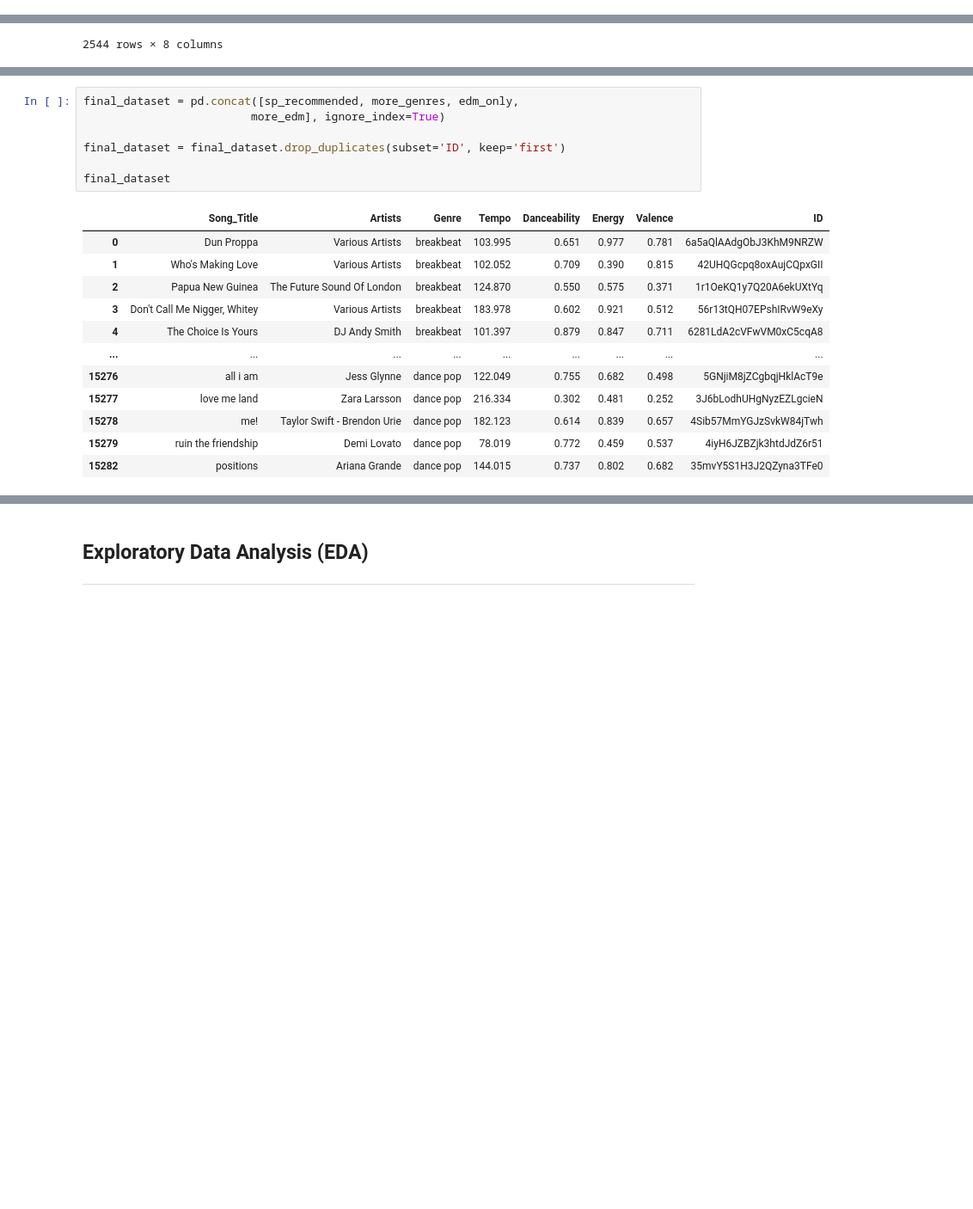
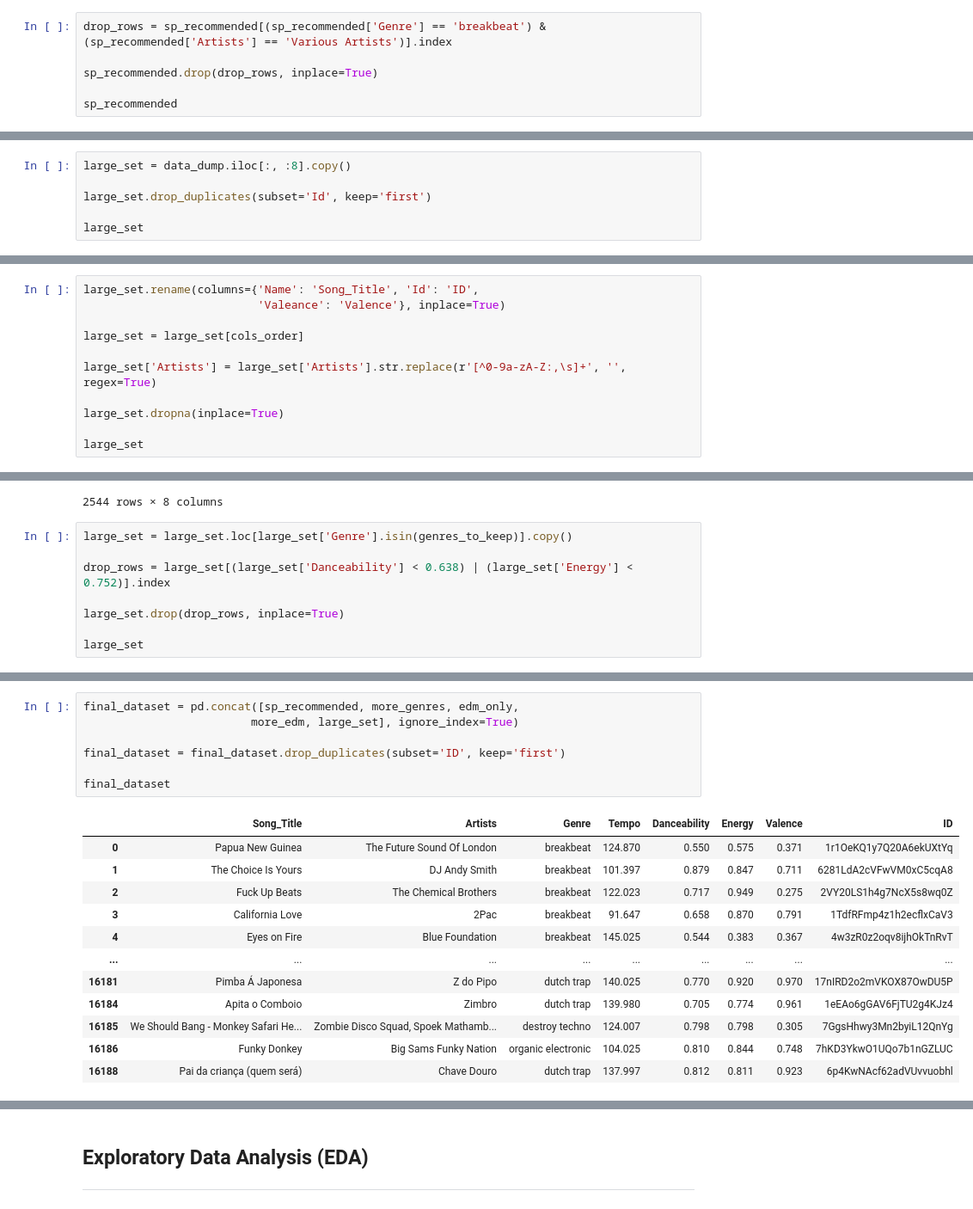
Before and after one commit to modernmediagrp/spotify-recommendation-system, a Jupyter notebook: main_notebook.ipynb, the cells around one changed output, grey strips where cells are left out. Shown at 86% size. Cells and saved outputs as stored; diff of their text form; blank space fills up the shorter version.

```diff
--- a/main_notebook.ipynb
+++ b/main_notebook.ipynb
@@ -295,3 +297,9 @@ sp_recommended
 | 26031 | Kim Cesarion | Undressed | work-out | 119.942 | 0.812 | 0.853 | 0.646 | 0gpoeZamw0GIJllSNTzvIB |
 | 26038 | Gorillaz | 19-2000 - Soulchild Remix | work-out | 102.045 | 0.673 | 0.897 | 0.892 | 2EC2GG0fHeWJ6uhAAHdMGl |
 10659 rows × 8 columns
+# %%
+drop_rows = sp_recommended[(sp_recommended['Genre'] == 'breakbeat') & (sp_recommended['Artists'] == 'Various Artists')].index
+
+sp_recommended.drop(drop_rows, inplace=True)
+
+sp_recommended
@@ -351,0 +394,6 @@ more_edm
+# %%
+large_set = data_dump.iloc[:, :8].copy()
+
+large_set.drop_duplicates(subset='Id', keep='first')
+
+large_set
@@ -511,3 +573,14 @@ sp_more_genres
 | 4164 | By Defection | ['Dixie Yure'] | deep house | 124.019 | 0.927 | 0.513 | 0.2420 | 2auhKxSJCfnsaOVxFoF3uA |
 | 4166 | Suryoyena | ['Ben-E', 'Muxtar'] | deep house | 91.011 | 0.750 | 0.633 | 0.2340 | 5NiwHQNhIQillUviPEyvkM |
 3255 rows × 8 columns
+# %%
+large_set.rename(columns={'Name': 'Song_Title', 'Id': 'ID',
+                          'Valeance': 'Valence'}, inplace=True)
+
+large_set = large_set[cols_order]
+
+large_set['Artists'] = large_set['Artists'].str.replace(r'[^0-9a-zA-Z:,\s]+', '', regex=True)
+
+large_set.dropna(inplace=True)
+
+large_set
@@ -600,3 +687,11 @@ more_genres
 | 4164 | By Defection | Dixie Yure | deep house | 124.019 | 0.927 | 0.513 | 0.2420 | 2auhKxSJCfnsaOVxFoF3uA |
 | 4166 | Suryoyena | BenE, Muxtar | deep house | 91.011 | 0.750 | 0.633 | 0.2340 | 5NiwHQNhIQillUviPEyvkM |
 2544 rows × 8 columns
+# %%
+large_set = large_set.loc[large_set['Genre'].isin(genres_to_keep)].copy()
+
+drop_rows = large_set[(large_set['Danceability'] < 0.638) | (large_set['Energy'] < 0.752)].index
+
+large_set.drop(drop_rows, inplace=True)
+
+large_set
@@ -603,20 +712,20 @@ more_genres
 # %%
 final_dataset = pd.concat([sp_recommended, more_genres, edm_only,
-                         more_edm], ignore_index=True)
+                         more_edm, large_set], ignore_index=True)
 
 final_dataset = final_dataset.drop_duplicates(subset='ID', keep='first')
 
 final_dataset
 # %% [output]
 |  | Song_Title | Artists | Genre | Tempo | Danceability | Energy | Valence | ID |
-| 0 | Dun Proppa | Various Artists | breakbeat | 103.995 | 0.651 | 0.977 | 0.781 | 6a5aQlAAdgObJ3KhM9NRZW |
-| 1 | Who's Making Love | Various Artists | breakbeat | 102.052 | 0.709 | 0.390 | 0.815 | 42UHQGcpq8oxAujCQpxGII |
-| 2 | Papua New Guinea | The Future Sound Of London | breakbeat | 124.870 | 0.550 | 0.575 | 0.371 | 1r1OeKQ1y7Q20A6ekUXtYq |
-| 3 | Don't Call Me Nigger, Whitey | Various Artists | breakbeat | 183.978 | 0.602 | 0.921 | 0.512 | 56r13tQH07EPshIRvW9eXy |
-| 4 | The Choice Is Yours | DJ Andy Smith | breakbeat | 101.397 | 0.879 | 0.847 | 0.711 | 6281LdA2cVFwVM0xC5cqA8 |
+| 0 | Papua New Guinea | The Future Sound Of London | breakbeat | 124.870 | 0.550 | 0.575 | 0.371 | 1r1OeKQ1y7Q20A6ekUXtYq |
+| 1 | The Choice Is Yours | DJ Andy Smith | breakbeat | 101.397 | 0.879 | 0.847 | 0.711 | 6281LdA2cVFwVM0xC5cqA8 |
+| 2 | Fuck Up Beats | The Chemical Brothers | breakbeat | 122.023 | 0.717 | 0.949 | 0.275 | 2VY20LS1h4g7NcX5s8wq0Z |
+| 3 | California Love | 2Pac | breakbeat | 91.647 | 0.658 | 0.870 | 0.791 | 1TdfRFmp4z1h2ecflxCaV3 |
+| 4 | Eyes on Fire | Blue Foundation | breakbeat | 145.025 | 0.544 | 0.383 | 0.367 | 4w3zR0z2oqv8ijhOkTnRvT |
 | ... | ... | ... | ... | ... | ... | ... | ... | ... |
-| 15276 | all i am | Jess Glynne | dance pop | 122.049 | 0.755 | 0.682 | 0.498 | 5GNjiM8jZCgbqjHklAcT9e |
-| 15277 | love me land | Zara Larsson | dance pop | 216.334 | 0.302 | 0.481 | 0.252 | 3J6bLodhUHgNyzEZLgcieN |
-| 15278 | me! | Taylor Swift - Brendon Urie | dance pop | 182.123 | 0.614 | 0.839 | 0.657 | 4Sib57MmYGJzSvkW84jTwh |
-| 15279 | ruin the friendship | Demi Lovato | dance pop | 78.019 | 0.772 | 0.459 | 0.537 | 4iyH6JZBZjk3htdJdZ6r51 |
-| 15282 | positions | Ariana Grande | dance pop | 144.015 | 0.737 | 0.802 | 0.682 | 35mvY5S1H3J2QZyna3TFe0 |
+| 16181 | Pimba Á Japonesa | Z do Pipo | dutch trap | 140.025 | 0.770 | 0.920 | 0.970 | 17nIRD2o2mVKOX87OwDU5P |
+| 16184 | Apita o Comboio | Zimbro | dutch trap | 139.980 | 0.705 | 0.774 | 0.961 | 1eEAo6gGAV6FjTU2g4KJz4 |
+| 16185 | We Should Bang - Monkey Safari He... | Zombie Disco Squad, Spoek Mathamb... | destroy techno | 124.007 | 0.798 | 0.798 | 0.305 | 7GgsHhwy3Mn2byiL12QnYg |
+| 16186 | Funky Donkey | Big Sams Funky Nation | organic electronic | 104.025 | 0.810 | 0.844 | 0.748 | 7hKD3YkwO1UQo7b1nGZLUC |
+| 16188 | Pai da criança (quem será) | Chave Douro | dutch trap | 137.997 | 0.812 | 0.811 | 0.923 | 6p4KwNAcf62adVUvvuobhl |
```
Also changed, not shown: parts of 15 cells of this notebook.
